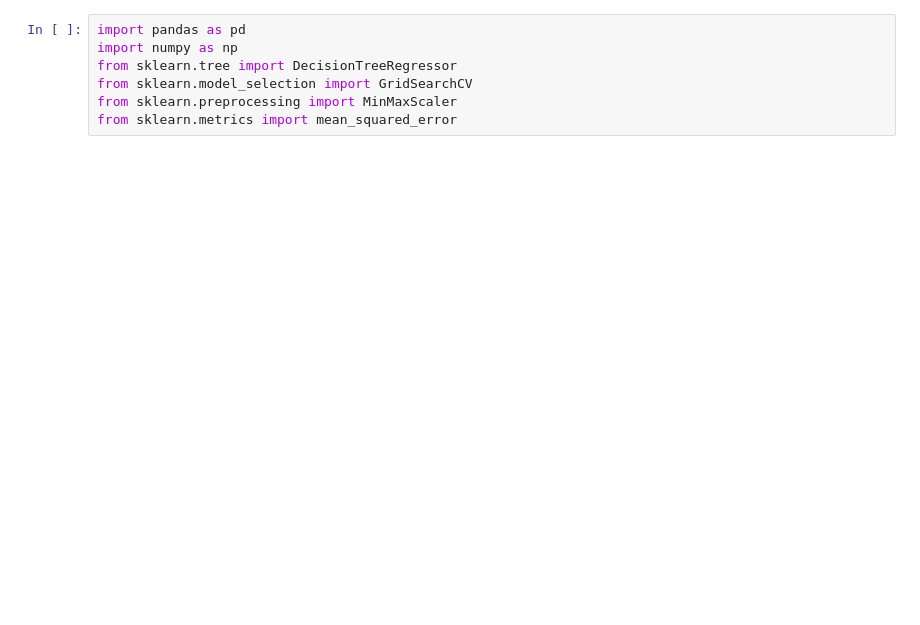
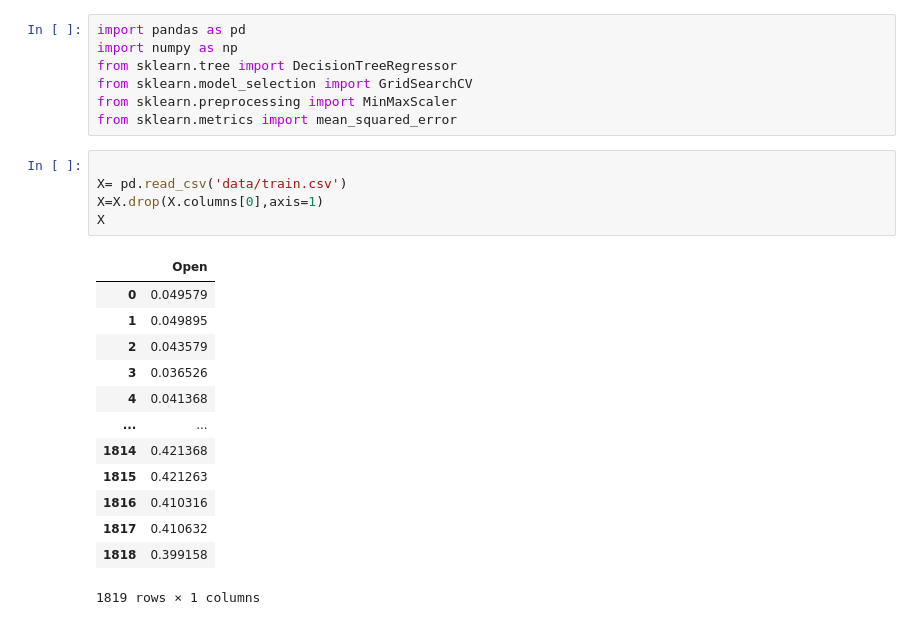
Before and after one commit to rskbansal/Time_Series_Analysis, a Jupyter notebook: random_forest.ipynb, the cells around one changed output. Cells and saved outputs as stored; diff of their text form; blank space fills up the shorter version.

```diff
--- a/random_forest.ipynb
+++ b/random_forest.ipynb
@@ -5,3 +5,22 @@ from sklearn.tree import DecisionTreeRegressor
 from sklearn.model_selection import GridSearchCV
 from sklearn.preprocessing import MinMaxScaler
 from sklearn.metrics import mean_squared_error
+# %%
+
+X= pd.read_csv('data/train.csv')
+X=X.drop(X.columns[0],axis=1)
+X
+# %% [output]
+|  | Open |
+| 0 | 0.049579 |
+| 1 | 0.049895 |
+| 2 | 0.043579 |
+| 3 | 0.036526 |
+| 4 | 0.041368 |
+| ... | ... |
+| 1814 | 0.421368 |
+| 1815 | 0.421263 |
+| 1816 | 0.410316 |
+| 1817 | 0.410632 |
+| 1818 | 0.399158 |
+1819 rows × 1 columns
```
Also changed, not shown: parts of 8 cells of this notebook.
